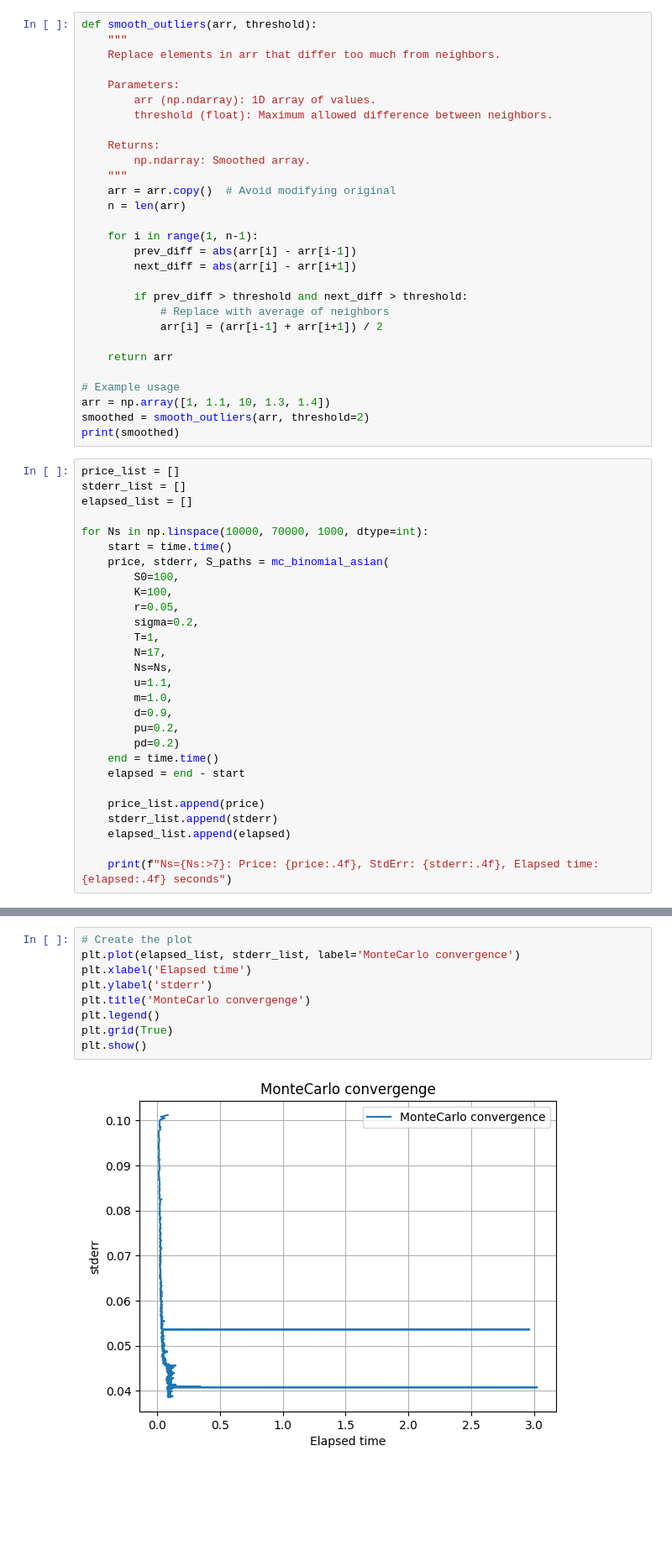
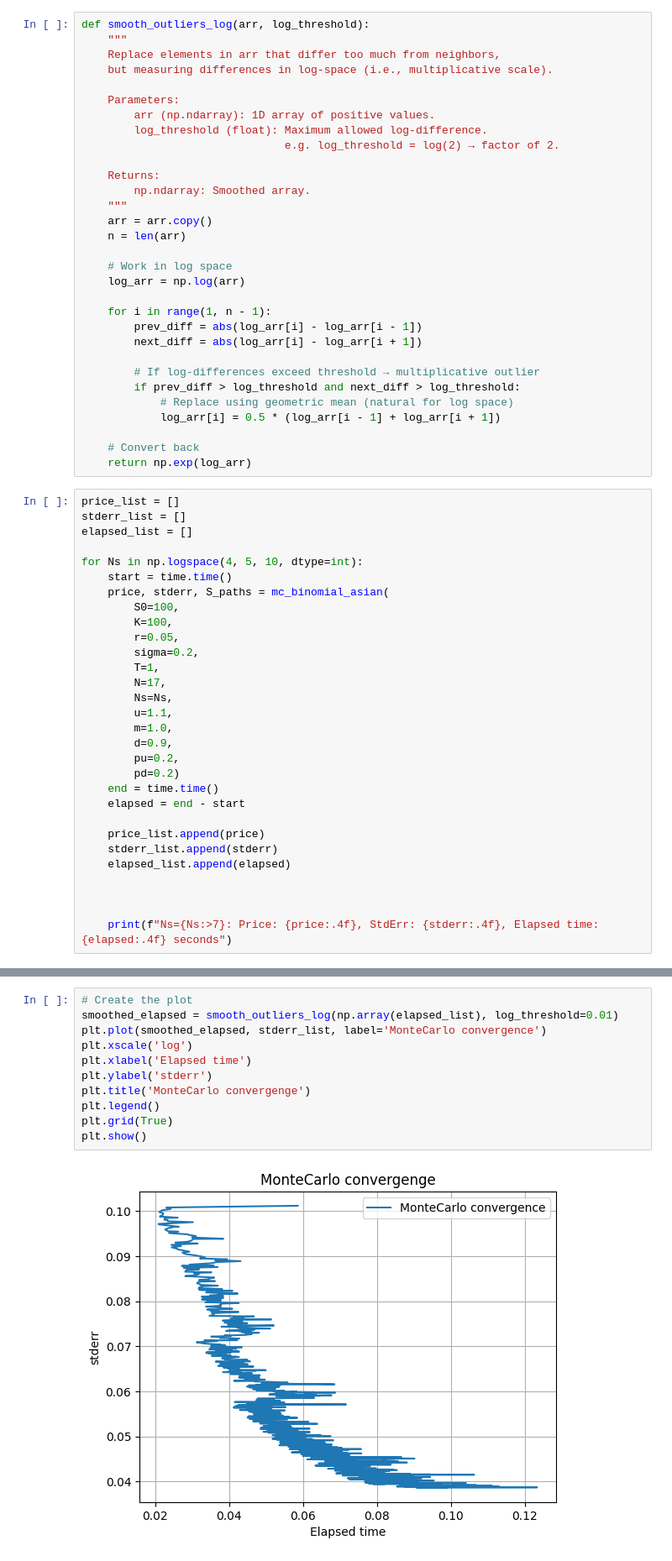
Before and after one commit to LorenzoBIagi/Project-Moody-s, a Jupyter notebook: CortoBoss/Montecarlo.ipynb, the cells around one changed output, grey strips where cells are left out. Shown at 84% size. Saved outputs shown, nothing was run; the diff lists cells and outputs as text; blank space fills up the shorter version.

Commit message:
montecarlo

```diff
--- a/CortoBoss/Montecarlo.ipynb
+++ b/CortoBoss/Montecarlo.ipynb
@@ -80,38 +139,40 @@ Elapsed time: 0.0734 seconds
 # %%
-def smooth_outliers(arr, threshold):
+def smooth_outliers_log(arr, log_threshold):
     """
-    Replace elements in arr that differ too much from neighbors.
+    Replace elements in arr that differ too much from neighbors,
+    but measuring differences in log-space (i.e., multiplicative scale).
 
     Parameters:
-        arr (np.ndarray): 1D array of values.
-        threshold (float): Maximum allowed difference between neighbors.
+        arr (np.ndarray): 1D array of positive values.
+        log_threshold (float): Maximum allowed log-difference.
+                               e.g. log_threshold = log(2) → factor of 2.
 
     Returns:
         np.ndarray: Smoothed array.
     """
-    arr = arr.copy()  # Avoid modifying original
+    arr = arr.copy()
     n = len(arr)
 
-    for i in range(1, n-1):
-        prev_diff = abs(arr[i] - arr[i-1])
-        next_diff = abs(arr[i] - arr[i+1])
+    # Work in log space
+    log_arr = np.log(arr)
 
-        if prev_diff > threshold and next_diff > threshold:
-            # Replace with average of neighbors
-            arr[i] = (arr[i-1] + arr[i+1]) / 2
+    for i in range(1, n - 1):
+        prev_diff = abs(log_arr[i] - log_arr[i - 1])
+        next_diff = abs(log_arr[i] - log_arr[i + 1])
 
-    return arr
+        # If log-differences exceed threshold → multiplicative outlier
+        if prev_diff > log_threshold and next_diff > log_threshold:
+            # Replace using geometric mean (natural for log space)
+            log_arr[i] = 0.5 * (log_arr[i - 1] + log_arr[i + 1])
 
-# Example usage
-arr = np.array([1, 1.1, 10, 1.3, 1.4])
-smoothed = smooth_outliers(arr, threshold=2)
-print(smoothed)
+    # Convert back
+    return np.exp(log_arr)
 # %%
 price_list = []
 stderr_list = []
 elapsed_list = []
 
-for Ns in np.linspace(10000, 70000, 1000, dtype=int):
+for Ns in np.logspace(4, 5, 10, dtype=int):
     start = time.time()
     price, stderr, S_paths = mc_binomial_asian(
         S0=100,
@@ -133,5 +194,7 @@ for Ns in np.linspace(10000, 70000, 1000, dtype=int):
     stderr_list.append(stderr)
     elapsed_list.append(elapsed)
 
+
+
     print(f"Ns={Ns:>7}: Price: {price:.4f}, StdErr: {stderr:.4f}, Elapsed time: {elapsed:.4f} seconds")
 # %% [output]
@@ -155,11 +218,13 @@ Ns=  70000: Price: 6.0203, StdErr: 0.0386, Elapsed time: 0.0976 seconds
 # %%
 # Create the plot
-plt.plot(elapsed_list, stderr_list, label='MonteCarlo convergence')
+smoothed_elapsed = smooth_outliers_log(np.array(elapsed_list), log_threshold=0.01)
+plt.plot(smoothed_elapsed, stderr_list, label='MonteCarlo convergence')
+plt.xscale('log')
 plt.xlabel('Elapsed time')
 plt.ylabel('stderr')
 plt.title('MonteCarlo convergenge')
 plt.legend()
 plt.grid(True)
 plt.show()
 # %% [output]
-[figure, old version]
+[figure, new version]
```
Also changed, not shown: parts of 6 cells of this notebook.
